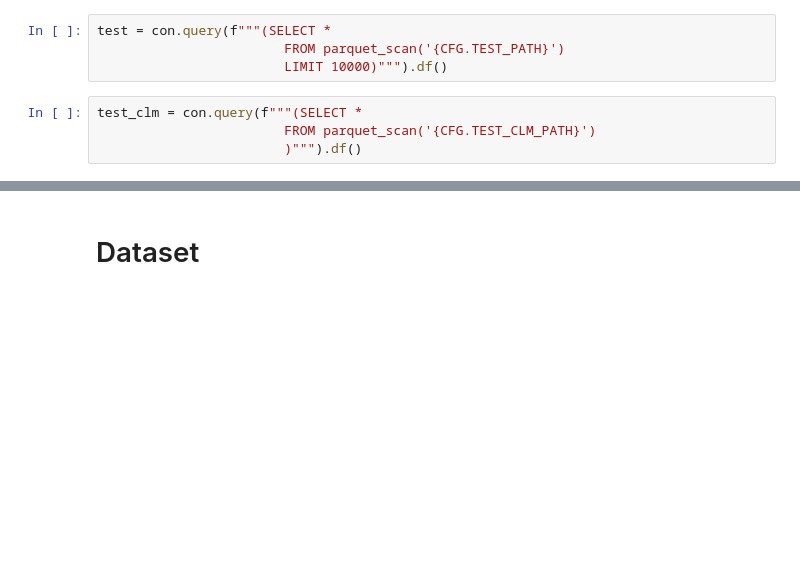
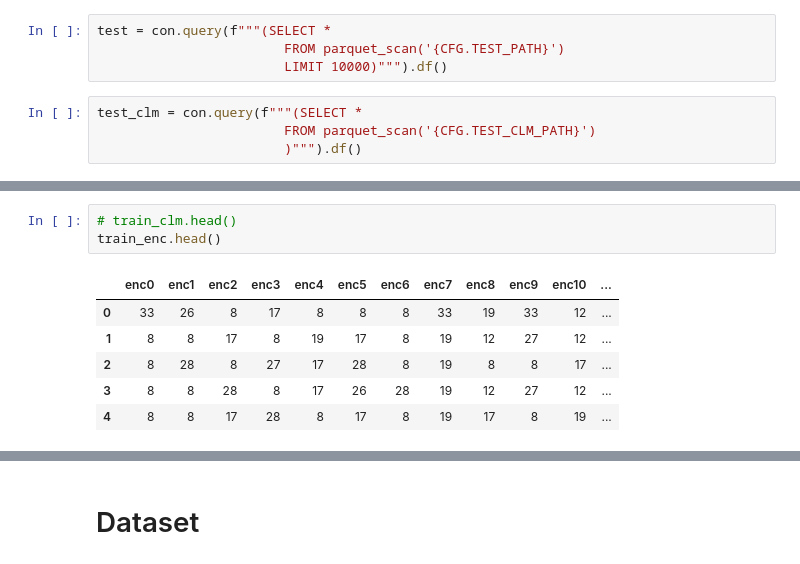
Before and after one commit to yuto-m12/Kaggle_NeurIPS2024, a Jupyter notebook: neurips/models/train_Mamba.ipynb, the cells around one changed output, grey strips where cells are left out. Drawn from its saved outputs; the diff is of its cells as text; blank space fills up the shorter version.

```diff
--- a/neurips/models/train_Mamba.ipynb
+++ b/neurips/models/train_Mamba.ipynb
@@ -133 +139,11 @@ train_clm.head()
+# %%
+# train_clm.head()
+train_enc.head()
+# %% [output]
+|  | enc0 | enc1 | enc2 | enc3 | enc4 | enc5 | enc6 | enc7 | enc8 | enc9 | enc10 | ... |
+| 0 | 33 | 26 | 8 | 17 | 8 | 8 | 8 | 33 | 19 | 33 | 12 | ... |
+| 1 | 8 | 8 | 17 | 8 | 19 | 17 | 8 | 19 | 12 | 27 | 12 | ... |
+| 2 | 8 | 28 | 8 | 27 | 17 | 28 | 8 | 19 | 8 | 8 | 17 | ... |
+| 3 | 8 | 8 | 28 | 8 | 17 | 26 | 28 | 19 | 12 | 27 | 12 | ... |
+| 4 | 8 | 8 | 17 | 28 | 8 | 17 | 8 | 19 | 17 | 8 | 19 | ... |
 # %%
```
Also changed, not shown: parts of 24 cells of this notebook, 5 other files.
